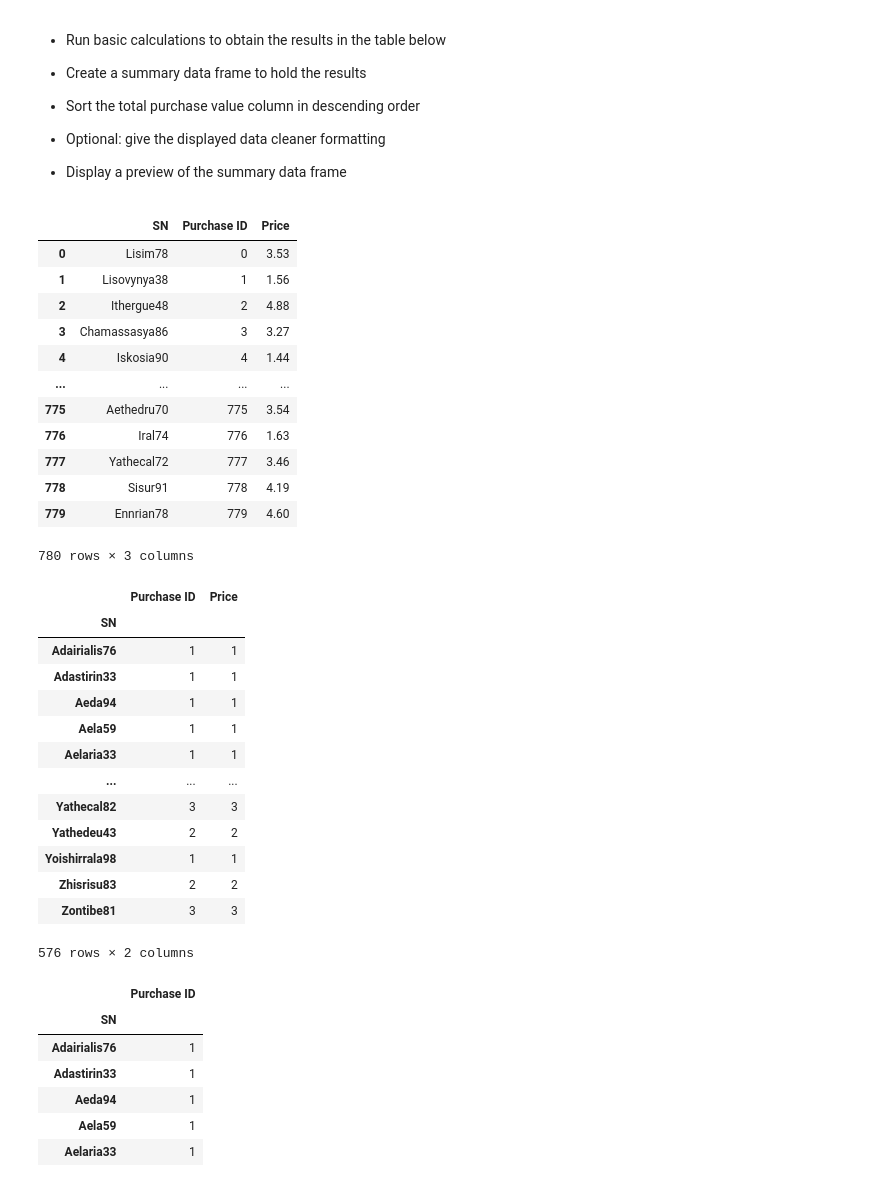
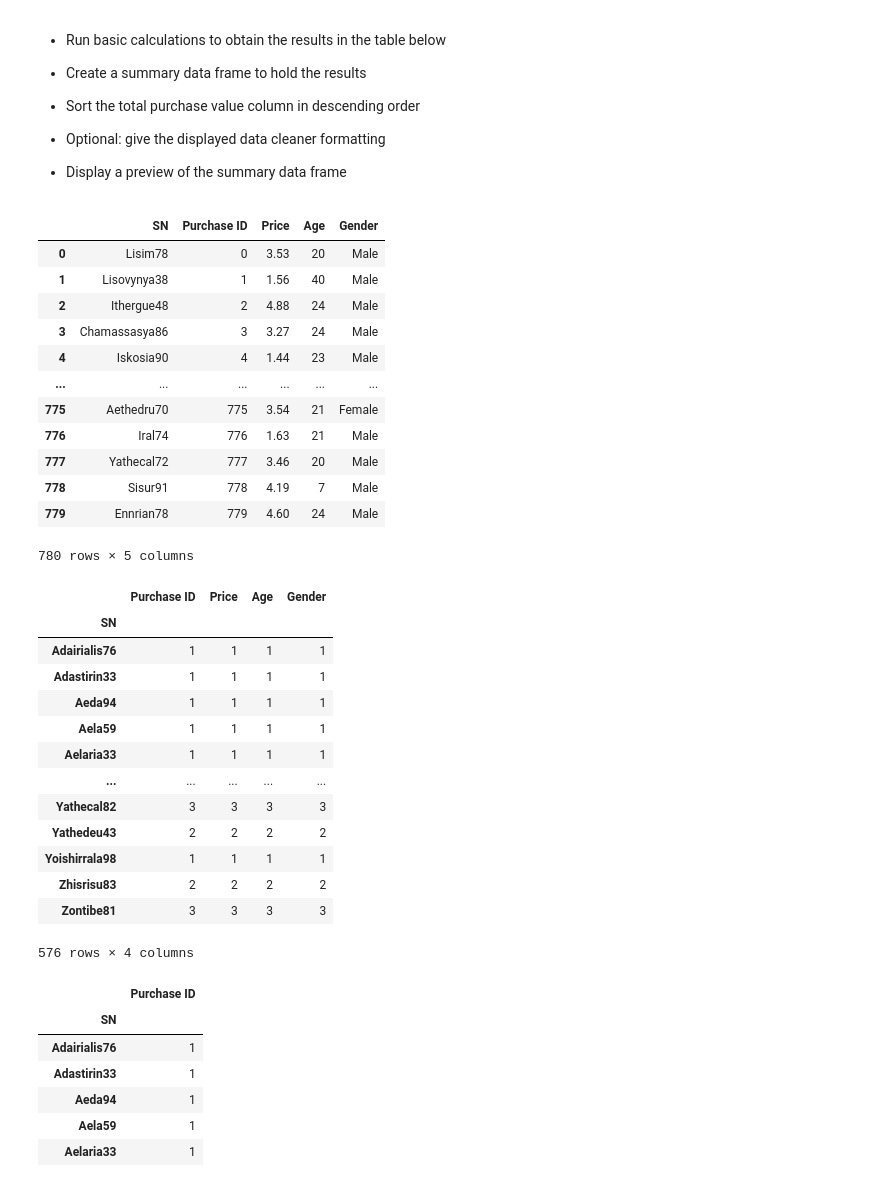
Before and after one commit to dianeyaneza/UWA-Data-Homework-Pandas-Challenge, a Jupyter notebook: HeroesOfPymoli_starter.ipynb, the cells around one changed output. Saved outputs shown, nothing was run; the diff lists cells and outputs as text; code cells hidden in the pictures.

```diff
--- a/02-Homework_04-Pandas_Instructions_HeroesOfPymoli_HeroesOfPymoli_starter.ipynb
+++ b/HeroesOfPymoli_starter.ipynb
@@ -604,38 +605,40 @@ summary_age_purchase
 
 * Display a preview of the summary data frame
 # %%
-spenders_df = purchase_data[["SN", "Purchase ID", "Price"]]
+# Use the initial dataframe to analyse data
+spenders_df = purchase_data[["SN", "Purchase ID", "Price", "Age", "Gender"]]
 spenders_df
 # %% [output]
-|  | SN | Purchase ID | Price |
-| 0 | Lisim78 | 0 | 3.53 |
-| 1 | Lisovynya38 | 1 | 1.56 |
-| 2 | Ithergue48 | 2 | 4.88 |
-| 3 | Chamassasya86 | 3 | 3.27 |
-| 4 | Iskosia90 | 4 | 1.44 |
-| ... | ... | ... | ... |
-| 775 | Aethedru70 | 775 | 3.54 |
-| 776 | Iral74 | 776 | 1.63 |
-| 777 | Yathecal72 | 777 | 3.46 |
-| 778 | Sisur91 | 778 | 4.19 |
-| 779 | Ennrian78 | 779 | 4.60 |
+|  | SN | Purchase ID | Price | Age | Gender |
+| 0 | Lisim78 | 0 | 3.53 | 20 | Male |
+| 1 | Lisovynya38 | 1 | 1.56 | 40 | Male |
+| 2 | Ithergue48 | 2 | 4.88 | 24 | Male |
+| 3 | Chamassasya86 | 3 | 3.27 | 24 | Male |
+| 4 | Iskosia90 | 4 | 1.44 | 23 | Male |
+| ... | ... | ... | ... | ... | ... |
+| 775 | Aethedru70 | 775 | 3.54 | 21 | Female |
+| 776 | Iral74 | 776 | 1.63 | 21 | Male |
+| 777 | Yathecal72 | 777 | 3.46 | 20 | Male |
+| 778 | Sisur91 | 778 | 4.19 | 7 | Male |
+| 779 | Ennrian78 | 779 | 4.60 | 24 | Male |
-780 rows × 3 columns
+780 rows × 5 columns
 # %%
+# Group the dataset by customer name
 big_spenders = spenders_df.groupby("SN")
 big_spenders.count()
 # %% [output]
-|  | Purchase ID | Price |
-| SN |  |  |
-| Adairialis76 | 1 | 1 |
-| Adastirin33 | 1 | 1 |
-| Aeda94 | 1 | 1 |
-| Aela59 | 1 | 1 |
-| Aelaria33 | 1 | 1 |
-| ... | ... | ... |
-| Yathecal82 | 3 | 3 |
-| Yathedeu43 | 2 | 2 |
-| Yoishirrala98 | 1 | 1 |
-| Zhisrisu83 | 2 | 2 |
-| Zontibe81 | 3 | 3 |
+|  | Purchase ID | Price | Age | Gender |
+| SN |  |  |  |  |
+| Adairialis76 | 1 | 1 | 1 | 1 |
+| Adastirin33 | 1 | 1 | 1 | 1 |
+| Aeda94 | 1 | 1 | 1 | 1 |
+| Aela59 | 1 | 1 | 1 | 1 |
+| Aelaria33 | 1 | 1 | 1 | 1 |
+| ... | ... | ... | ... | ... |
+| Yathecal82 | 3 | 3 | 3 | 3 |
+| Yathedeu43 | 2 | 2 | 2 | 2 |
+| Yoishirrala98 | 1 | 1 | 1 | 1 |
+| Zhisrisu83 | 2 | 2 | 2 | 2 |
+| Zontibe81 | 3 | 3 | 3 | 3 |
-576 rows × 2 columns
+576 rows × 4 columns
 # %%
```
Also changed, not shown: parts of 35 cells of this notebook.
